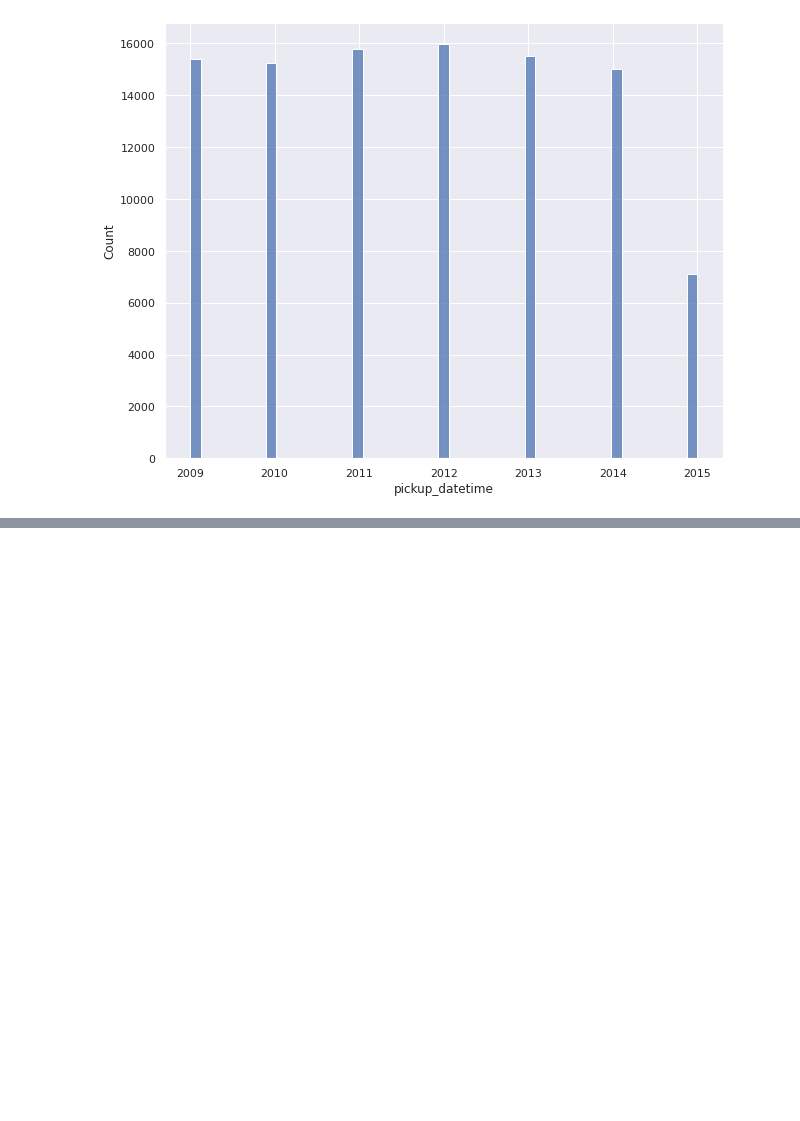
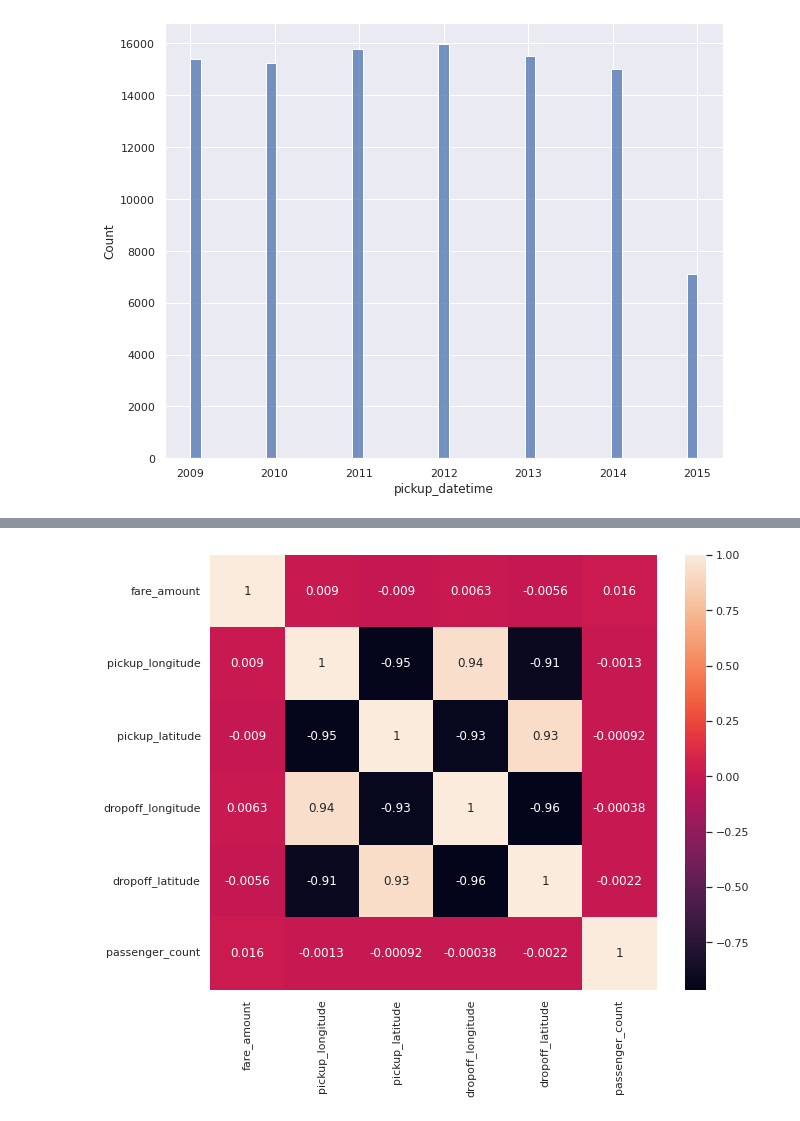
Before and after one commit to PremKumar-V/ML_Projects, a Jupyter notebook: dl-new-york-taxi-fare-prediction.ipynb, the cells around one changed output, grey strips where cells are left out. Cells and saved outputs as stored; diff of their text form; code cells hidden in the pictures; blank space fills up the shorter version.

```diff
--- a/dl-new-york-taxi-fare-prediction.ipynb
+++ b/dl-new-york-taxi-fare-prediction.ipynb
@@ -138,0 +141,7 @@ plt.show()
+# %%
+# Question - 3 How did Features correlate with eachother ?
+
+sns.heatmap(df.corr(), annot = True)
+plt.show()
+# %% [output]
+[figure, added]
```
Also changed, not shown: parts of 4 cells of this notebook.
